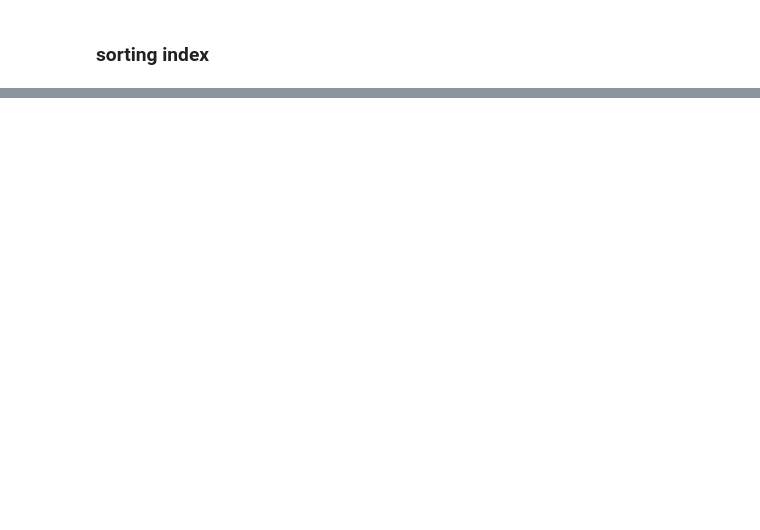
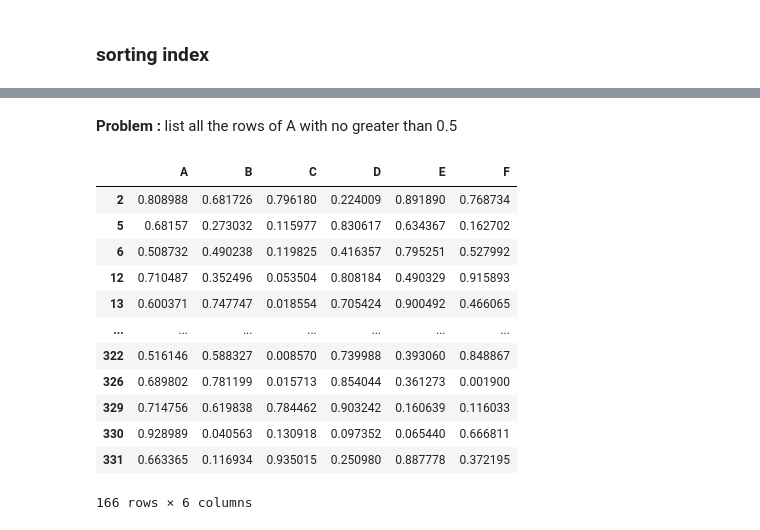
Before and after one commit to Sibindra/python, a Jupyter notebook: Pandas/Pandas.ipynb, the cells around one changed output, grey strips where cells are left out. Cells and saved outputs as stored; diff of their text form; code cells hidden in the pictures; blank space fills up the shorter version.

```diff
--- a/Pandas/Pandas.ipynb
+++ b/Pandas/Pandas.ipynb
@@ -278,0 +492,18 @@ newDf.sort_index(axis = 1, ascending= False) # column
+# %% [markdown]
+**Problem :** list all the rows of A with no greater than 0.5
+# %%
+newDf_2.loc[ (newDf_2['A'] > 0.5) ]
+# %% [output]
+|  | A | B | C | D | E | F |
+| 2 | 0.808988 | 0.681726 | 0.796180 | 0.224009 | 0.891890 | 0.768734 |
+| 5 | 0.68157 | 0.273032 | 0.115977 | 0.830617 | 0.634367 | 0.162702 |
+| 6 | 0.508732 | 0.490238 | 0.119825 | 0.416357 | 0.795251 | 0.527992 |
+| 12 | 0.710487 | 0.352496 | 0.053504 | 0.808184 | 0.490329 | 0.915893 |
+| 13 | 0.600371 | 0.747747 | 0.018554 | 0.705424 | 0.900492 | 0.466065 |
+| ... | ... | ... | ... | ... | ... | ... |
+| 322 | 0.516146 | 0.588327 | 0.008570 | 0.739988 | 0.393060 | 0.848867 |
+| 326 | 0.689802 | 0.781199 | 0.015713 | 0.854044 | 0.361273 | 0.001900 |
+| 329 | 0.714756 | 0.619838 | 0.784462 | 0.903242 | 0.160639 | 0.116033 |
+| 330 | 0.928989 | 0.040563 | 0.130918 | 0.097352 | 0.065440 | 0.666811 |
+| 331 | 0.663365 | 0.116934 | 0.935015 | 0.250980 | 0.887778 | 0.372195 |
+166 rows × 6 columns
```
Also changed, not shown: parts of 46 cells of this notebook, 1 other file.
